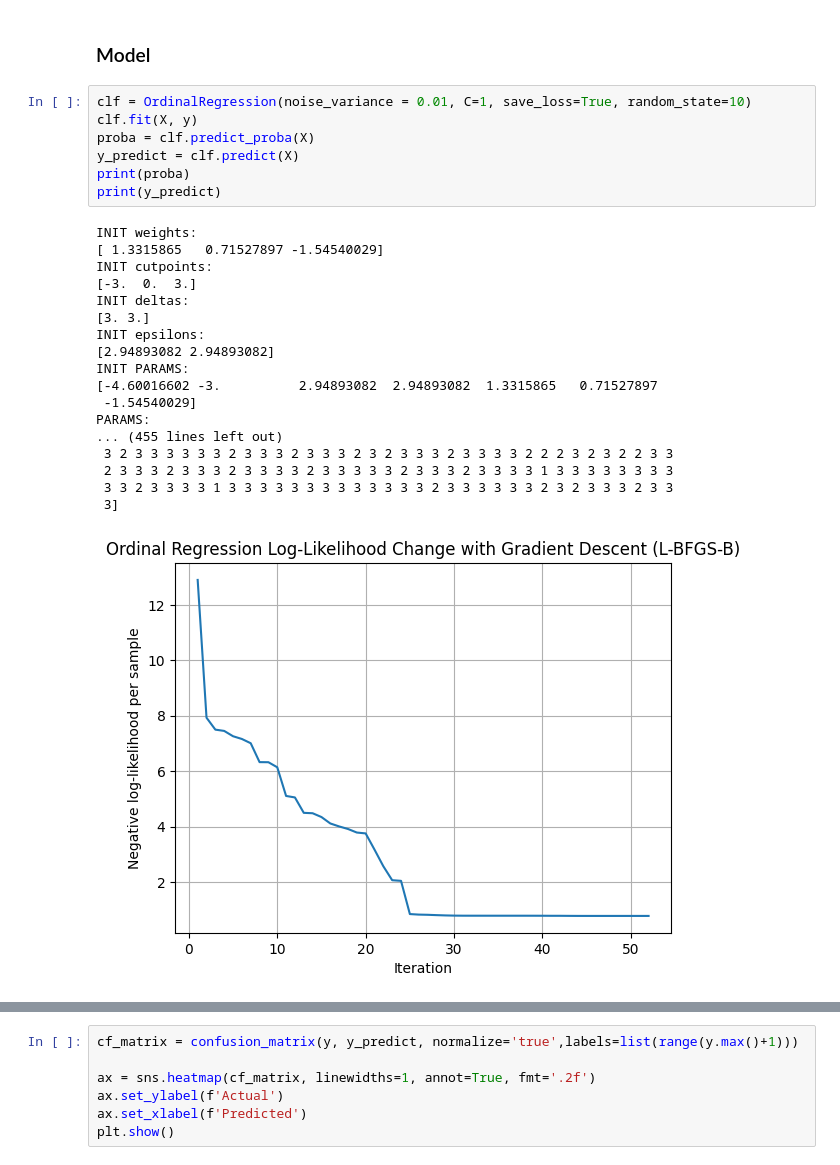
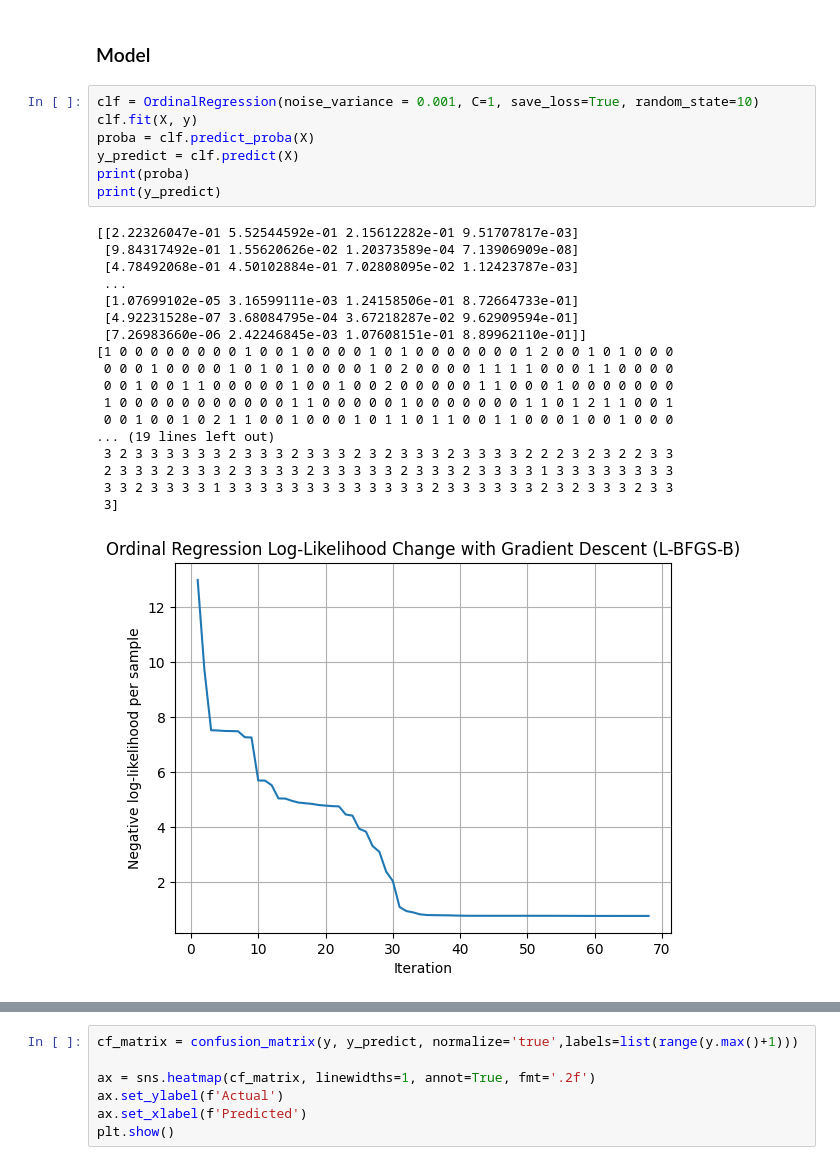
Before and after one commit to tufts-ml/pchmm-missing-data-limited-labels, a Jupyter notebook: examples/ordinal_regression.ipynb, the cells around one changed output, grey strips where cells are left out. Saved outputs shown, nothing was run; the diff lists cells and outputs as text.

```diff
--- a/examples/ordinal_regression.ipynb
+++ b/examples/ordinal_regression.ipynb
@@ -544,31 +338,31 @@ y: (1000,)
 # %% [markdown]
 ### Model
 # %%
-clf = OrdinalRegression(noise_variance = 0.01, C=1, save_loss=True, random_state=10)
+clf = OrdinalRegression(noise_variance = 0.001, C=1, save_loss=True, random_state=10)
 clf.fit(X, y)
 proba = clf.predict_proba(X)
 y_predict = clf.predict(X)
 print(proba)
 print(y_predict)
 # %% [output]
-INIT weights:
-[ 1.3315865   0.71527897 -1.54540029]
-INIT cutpoints:
-[-3.  0.  3.]
-INIT deltas:
-[3. 3.]
-INIT epsilons:
-[2.94893082 2.94893082]
-INIT PARAMS:
-[-4.60016602 -3.          2.94893082  2.94893082  1.3315865   0.71527897
- -1.54540029]
-PARAMS:
-... (455 lines left out)
+[[2.22326047e-01 5.52544592e-01 2.15612282e-01 9.51707817e-03]
+ [9.84317492e-01 1.55620626e-02 1.20373589e-04 7.13906909e-08]
+ [4.78492068e-01 4.50102884e-01 7.02808095e-02 1.12423787e-03]
+ ...
+ [1.07699102e-05 3.16599111e-03 1.24158506e-01 8.72664733e-01]
+ [4.92231528e-07 3.68084795e-04 3.67218287e-02 9.62909594e-01]
+ [7.26983660e-06 2.42246845e-03 1.07608151e-01 8.89962110e-01]]
+[1 0 0 0 0 0 0 0 0 1 0 0 1 0 0 0 0 1 0 1 0 0 0 0 0 0 0 1 2 0 0 1 0 1 0 0 0
+ 0 0 0 1 0 0 0 0 1 0 1 0 1 0 0 0 0 1 0 2 0 0 0 0 1 1 1 1 0 0 0 1 1 0 0 0 0
+ 0 0 1 0 0 1 1 0 0 0 0 0 1 0 0 1 0 0 2 0 0 0 0 0 1 1 0 0 0 1 0 0 0 0 0 0 0
+ 1 0 0 0 0 0 0 0 0 0 0 0 1 1 0 0 0 0 0 1 0 0 0 0 0 0 0 1 1 0 1 2 1 1 0 0 1
+ 0 0 1 0 0 1 0 2 1 1 0 0 1 0 0 0 1 0 1 1 0 1 1 0 0 1 1 0 0 0 1 0 0 1 0 0 0
+... (19 lines left out)
  3 2 3 3 3 3 3 3 2 3 3 3 2 3 3 3 2 3 2 3 3 3 2 3 3 3 3 2 2 2 3 2 3 2 2 3 3
  2 3 3 3 2 3 3 3 2 3 3 3 3 2 3 3 3 3 3 2 3 3 3 2 3 3 3 3 1 3 3 3 3 3 3 3 3
  3 3 2 3 3 3 3 1 3 3 3 3 3 3 3 3 3 3 3 3 3 2 3 3 3 3 3 3 2 3 2 3 3 3 2 3 3
  3]
-[figure, old version]
+[figure, new version]
 # %%
 plot_model(clf)
 # %% [output]
```
Also changed, not shown: parts of 29 cells of this notebook, 1 other file.
